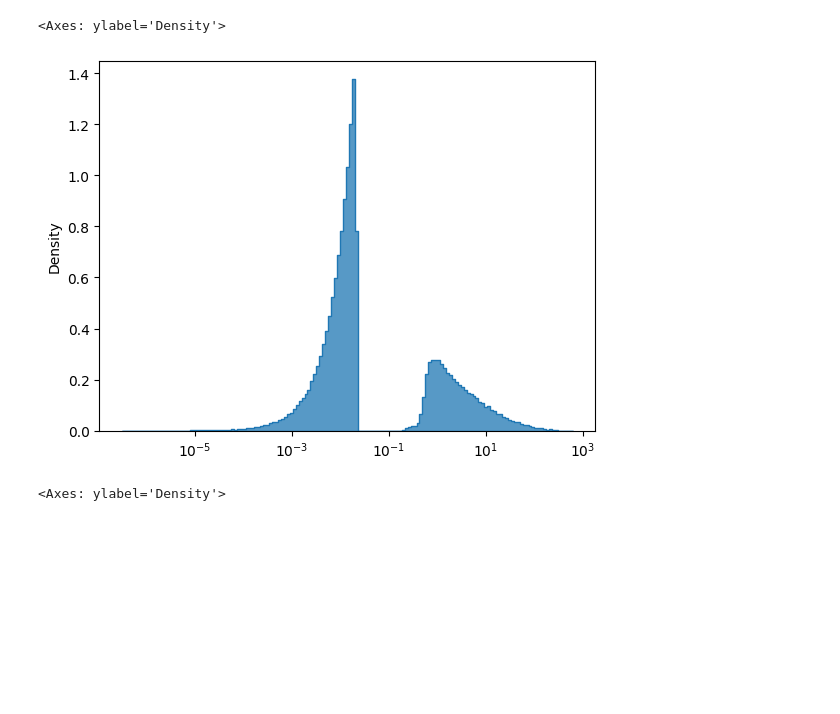
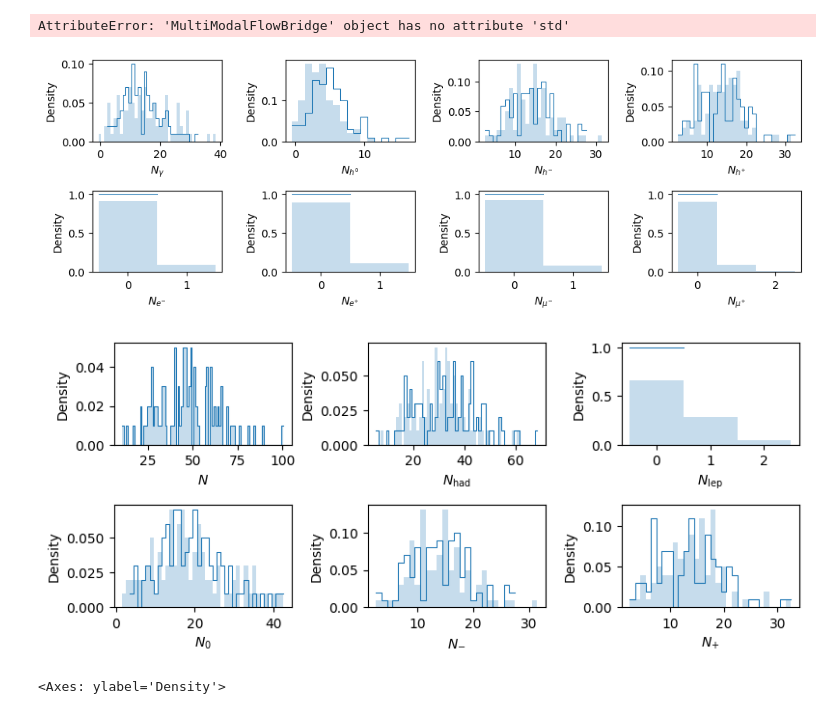
Before and after one commit to dfaroughy/Multimodal-flows, a Jupyter notebook: notebooks/data_aoj_particle_sets.ipynb, the cells around one changed output. Drawn from its saved outputs; the diff is of its cells as text; code cells hidden in the pictures; blank space fills up the shorter version.

```diff
--- a/notebooks/data_aoj_particle_sets.ipynb
+++ b/notebooks/data_aoj_particle_sets.ipynb
@@ -60,12 +60,9 @@ t0 = torch.full((len(cat_noise),), mmf.time_eps)  # (B) t_0=eps
 source = TensorMultiModal(continuous=gauss_noise, discrete=cat_noise, mask=test.mask.clone(), time=t0)
 source = source.to(mmf.device)
 
+
 data = DataCoupling(source=source, target=TensorMultiModal())
 
 sample = mmf.simulate_dynamics(data)
-sample = sample.target.detach().cpu() * test.mask.cpu()
-
-
-plot_flavor_feats(sample,
-                  test,
-                  path_dir=f"{config.dir}/{config.project}/{config.experiment_id}")
+sample.target.apply_mask()
+sample = sample.target.detach().cpu()
@@ -139,11 +68,0 @@ RuntimeError: output with shape [100] doesn't match the broadcast shape [100, 15
-# %%
-import seaborn as sns
-
-sns.histplot((data.continuous[...,0].flatten()[:300_000]),
-             stat="density",
-             element="step",
-             log_scale=(True,False),
-             )
-# %% [output]
-<Axes: ylabel='Density'>
-[figure, removed]
@@ -156,0 +69,9 @@ sns.histplot((data.continuous[...,0].flatten()[:300_00]),
+# %%
+sample.continuous =  sample.continuous * mmf.std + mmf.mean
+# %% [output]
+AttributeError: 'MultiModalFlowBridge' object has no attribute 'std'
+# %%
+fig, ax = plt.subplots(1, 1, figsize=(3,3))
+
+sns.histplot(test.continuous[...,0], discrete=True, stat="density", element="step", fill=True, lw=0.0)
+sns.histplot(sample.continuous[...,0], discrete=True, stat="density",element="step", fill=False, lw=0.75)
@@ -157,3 +158,10 @@ sns.histplot((data.continuous[...,0].flatten()[:300_00]),
+# %%
+
+plot_flavor_feats(sample.discrete,
+                  test)
+# %% [output]
+[figure, added]
+[figure, added]
 # %%
 import seaborn as sns
 
```
Also changed, not shown: parts of 8 cells of this notebook, 1 other file.
